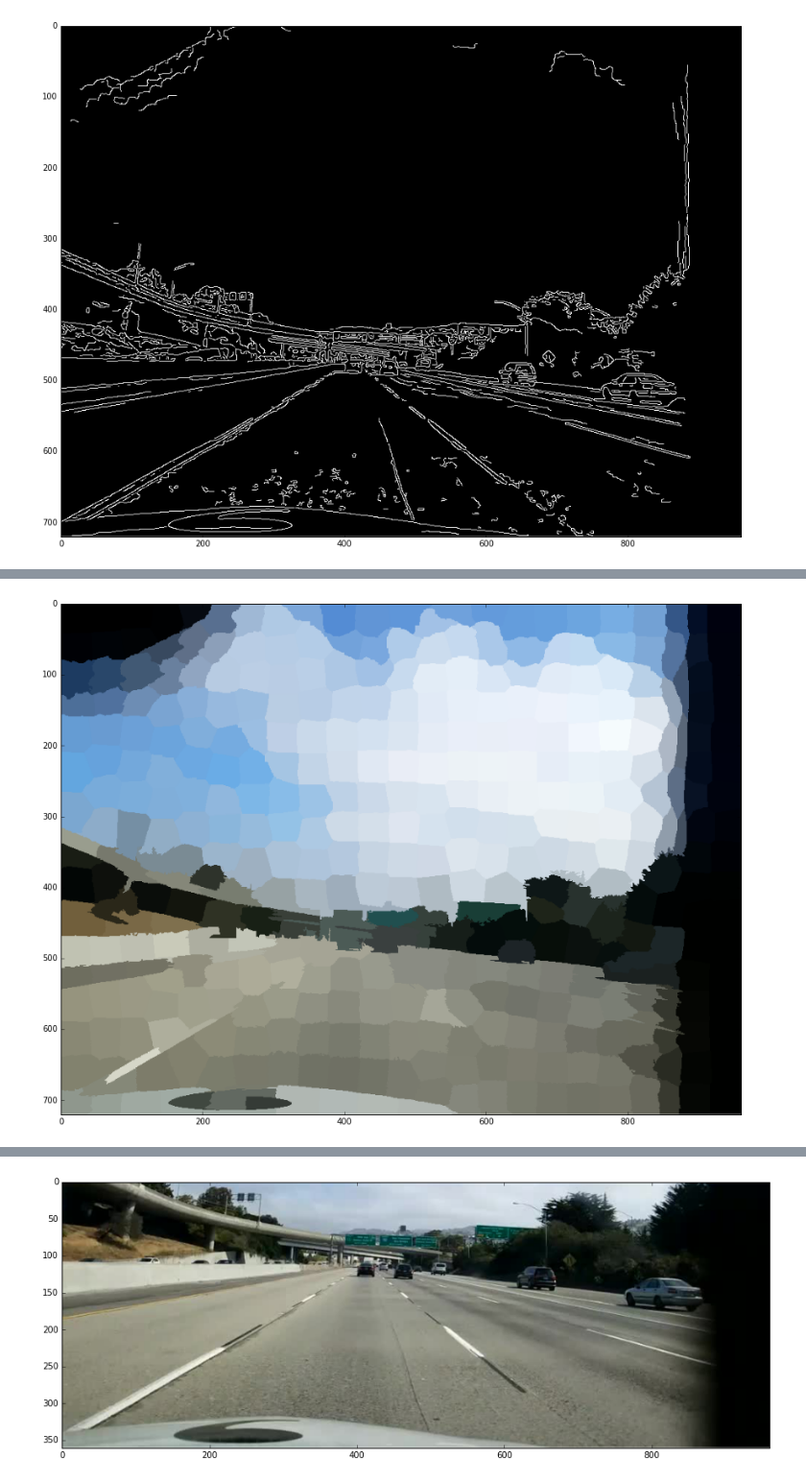
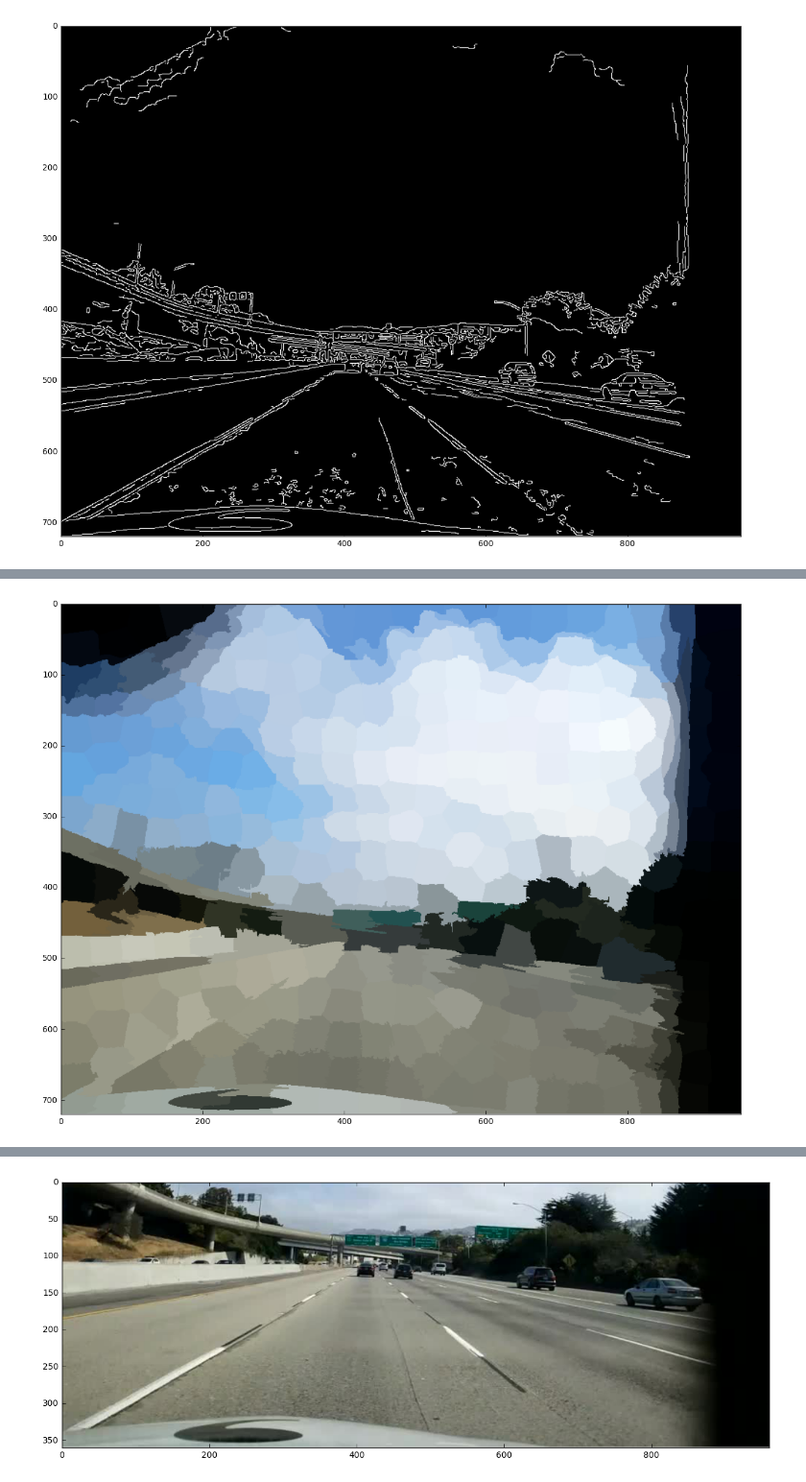
Before and after one commit to rjeli/tango, a Jupyter notebook: Untitled.ipynb, the cells around one changed output, grey strips where cells are left out. Shown at 96% size. Cells and saved outputs as stored; diff of their text form; code cells hidden in the pictures.

```diff
--- a/Untitled.ipynb
+++ b/Untitled.ipynb
@@ -55,9 +55,9 @@ for line in lines:
 # %%
-labels1 = segmentation.slic(img, compactness=20, n_segments=400)
+labels1 = segmentation.slic(img, compactness=10, n_segments=400)
 out1 = color.label2rgb(labels1, img, kind='avg')
 show(out1)
 # %% [output]
-[figure, old version]
+[figure, new version]
 # %%
 g = graph.rag_mean_color(img, labels1)
 labels2 = graph.cut_threshold(labels1, g, 20)
```
Also changed, not shown: parts of 8 cells of this notebook.
